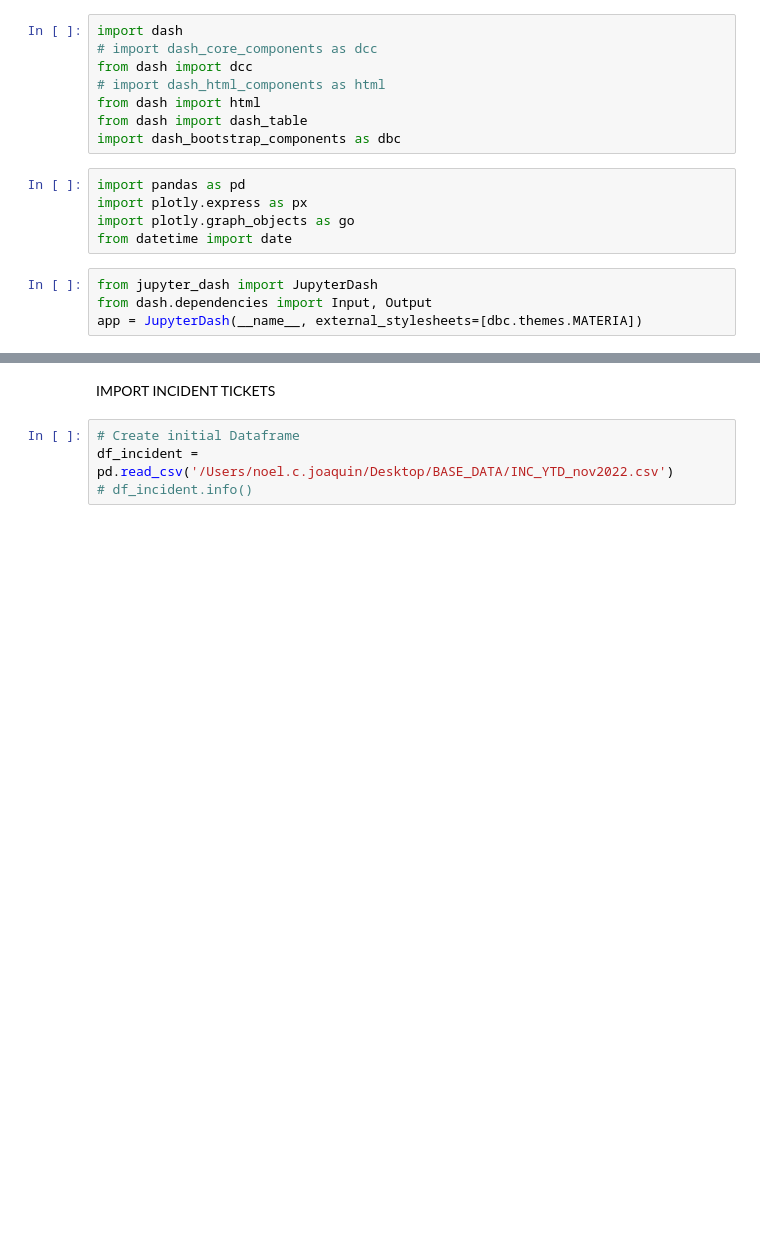
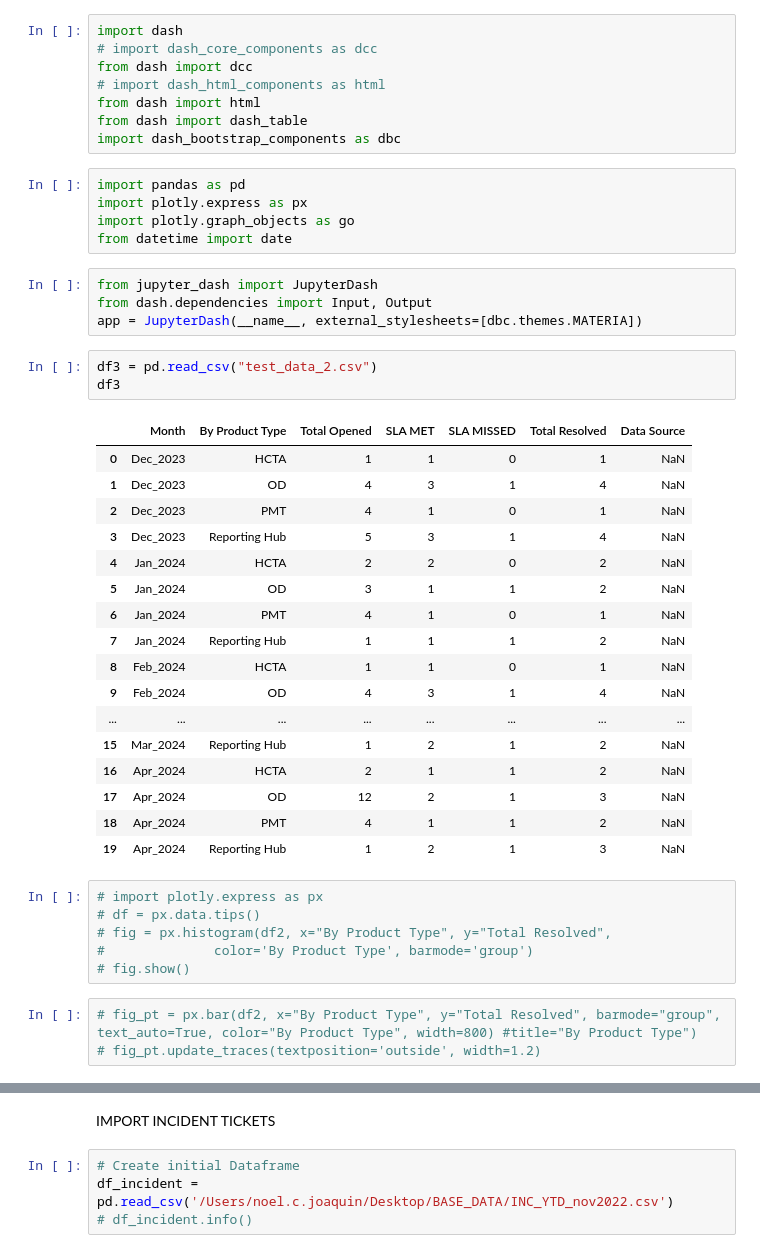
Before and after one commit to cH000k/python, a Jupyter notebook: app_test.ipynb, the cells around one changed output, grey strips where cells are left out. Cells and saved outputs as stored; diff of their text form; blank space fills up the shorter version.

```diff
--- a/app_test.ipynb
+++ b/app_test.ipynb
@@ -15,3 +15,33 @@ from datetime import date
 from jupyter_dash import JupyterDash
 from dash.dependencies import Input, Output
 app = JupyterDash(__name__, external_stylesheets=[dbc.themes.MATERIA])
+# %%
+df3 = pd.read_csv("test_data_2.csv")
+df3
+# %% [output]
+|  | Month | By Product Type | Total Opened | SLA MET | SLA MISSED | Total Resolved | Data Source |
+| 0 | Dec_2023 | HCTA | 1 | 1 | 0 | 1 | NaN |
+| 1 | Dec_2023 | OD | 4 | 3 | 1 | 4 | NaN |
+| 2 | Dec_2023 | PMT | 4 | 1 | 0 | 1 | NaN |
+| 3 | Dec_2023 | Reporting Hub | 5 | 3 | 1 | 4 | NaN |
+| 4 | Jan_2024 | HCTA | 2 | 2 | 0 | 2 | NaN |
+| 5 | Jan_2024 | OD | 3 | 1 | 1 | 2 | NaN |
+| 6 | Jan_2024 | PMT | 4 | 1 | 0 | 1 | NaN |
+| 7 | Jan_2024 | Reporting Hub | 1 | 1 | 1 | 2 | NaN |
+| 8 | Feb_2024 | HCTA | 1 | 1 | 0 | 1 | NaN |
+| 9 | Feb_2024 | OD | 4 | 3 | 1 | 4 | NaN |
+| ... | ... | ... | ... | ... | ... | ... | ... |
+| 15 | Mar_2024 | Reporting Hub | 1 | 2 | 1 | 2 | NaN |
+| 16 | Apr_2024 | HCTA | 2 | 1 | 1 | 2 | NaN |
+| 17 | Apr_2024 | OD | 12 | 2 | 1 | 3 | NaN |
+| 18 | Apr_2024 | PMT | 4 | 1 | 1 | 2 | NaN |
+| 19 | Apr_2024 | Reporting Hub | 1 | 2 | 1 | 3 | NaN |
+# %%
+# import plotly.express as px
+# df = px.data.tips()
+# fig = px.histogram(df2, x="By Product Type", y="Total Resolved",
+#              color='By Product Type', barmode='group')
+# fig.show()
+# %%
+# fig_pt = px.bar(df2, x="By Product Type", y="Total Resolved", barmode="group", text_auto=True, color="By Product Type", width=800) #title="By Product Type")
+# fig_pt.update_traces(textposition='outside', width=1.2)
```
Also changed, not shown: parts of 8 cells of this notebook, 4 other files.
